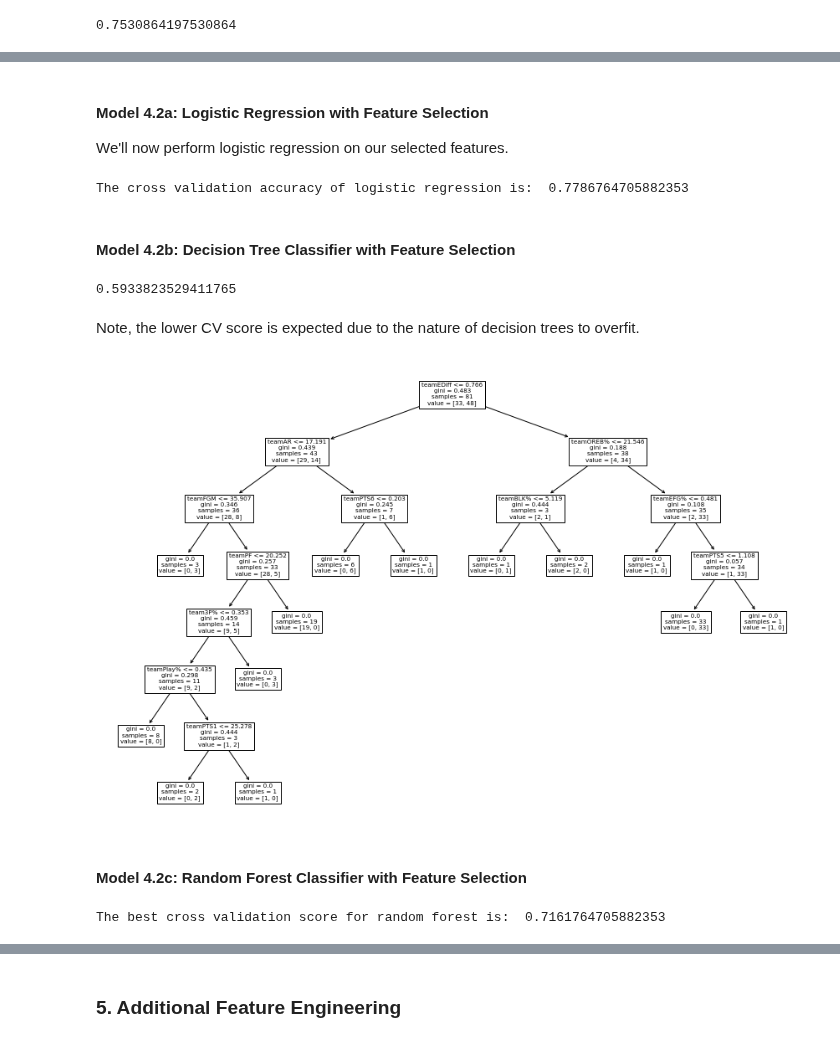
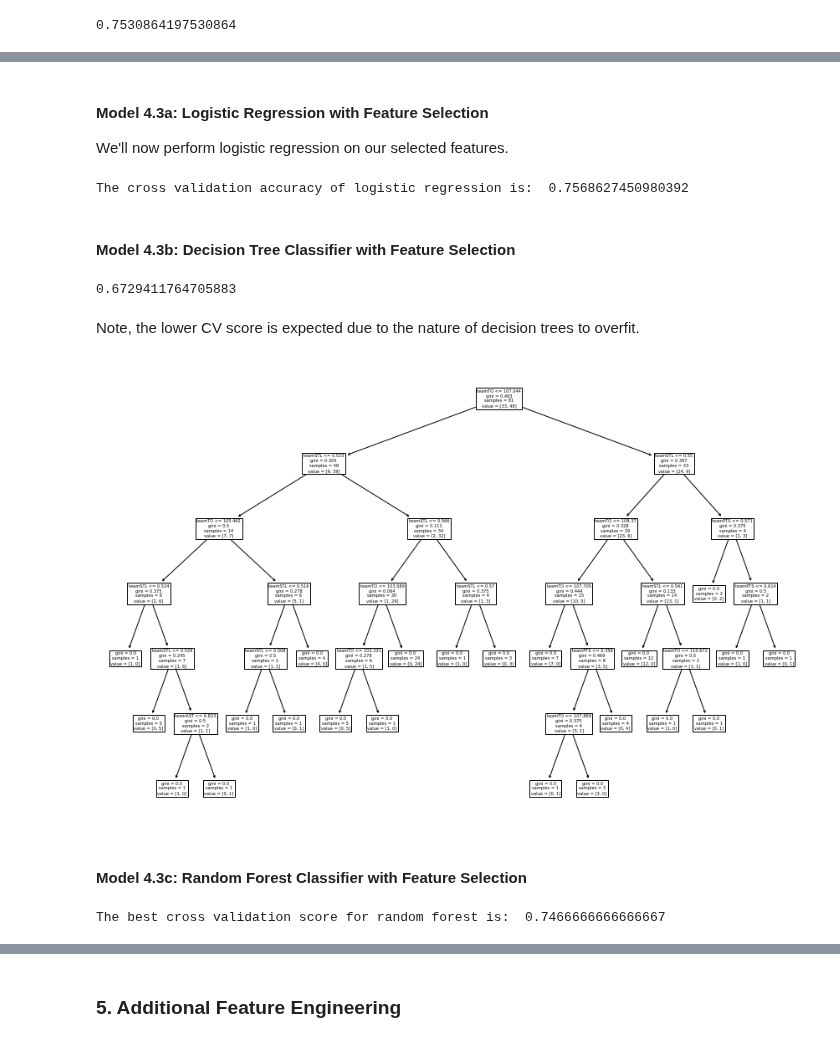
Before and after one commit to ktang98/basketball_analysis, a Jupyter notebook: basketball/basketball_analysis.ipynb, the cells around one changed output, grey strips where cells are left out. Saved outputs shown, nothing was run; the diff lists cells and outputs as text; code cells hidden in the pictures.

```diff
--- a/basketball/basketball_analysis.ipynb
+++ b/basketball/basketball_analysis.ipynb
@@ -397,5 +442,5 @@ We'll create a baseline predictor that simply predicts playoff qualification bas
 # %%
-class naive_predictor:
+class mav_predictor:
     def init(self):
         pass
 
@@ -409,8 +454,11 @@ class naive_predictor:
     def score(self):
         return np.average((self.X['playoffs'] > 0.5) == self.y)
 
-baseline = naive_predictor()
-baseline.fit(train_x, train_y)
-baseline.score()
+    def wrong_predictions(self):
+        return self.X[self.predict() != self.y]
+
+mav = mav_predictor()
+mav.fit(train_x, train_y)
+mav.score()
 # %% [output]
 0.7530864197530864
@@ -419,32 +467,32 @@ Roughly 77% accuracy is pretty good for a baseline/naive predictor. Let's see if
 # %% [markdown]
-#### Model 4.2a: Logistic Regression with Feature Selection
+#### Model 4.3a: Logistic Regression with Feature Selection
 
 We'll now perform logistic regression on our selected features.
 # %%
-train_x_logistic = train_x[final_features]
+train_x_cleaned = train_x[final_features]
 
 logreg_naive = LogisticRegression()
-logreg_score = np.mean(cross_val_score(logreg_naive, train_x_logistic, train_y, cv=5))
+logreg_score = np.mean(cross_val_score(logreg_naive, train_x_cleaned, train_y, cv=5))
 print('The cross validation accuracy of logistic regression is: ', logreg_score)
 # %% [output]
-The cross validation accuracy of logistic regression is:  0.7786764705882353
+The cross validation accuracy of logistic regression is:  0.7568627450980392
 # %% [markdown]
-#### Model 4.2b: Decision Tree Classifier with Feature Selection
+#### Model 4.3b: Decision Tree Classifier with Feature Selection
 # %%
 decisiontree_naive = DecisionTreeClassifier()
-np.mean(cross_val_score(decisiontree_naive, train_x, train_y, cv=5))
+np.mean(cross_val_score(decisiontree_naive, train_x_cleaned, train_y, cv=5))
 # %% [output]
-0.5933823529411765
+0.6729411764705883
 # %% [markdown]
 Note, the lower CV score is expected due to the nature of decision trees to overfit.
 # %%
-decisiontree_naive.fit(train_x, train_y)
+decisiontree_naive.fit(train_x_cleaned, train_y)
 plt.figure(figsize=(15,10))
 plot_tree(decisiontree_naive, feature_names = train_x.columns);
 # %% [output]
-[figure, old version]
+[figure, new version]
 # %% [markdown]
-#### Model 4.2c: Random Forest Classifier with Feature Selection
+#### Model 4.3c: Random Forest Classifier with Feature Selection
 # %%
 depths = [5, 10, 15, 20]
 num_trees = [5, 10, 100, 1000]
@@ -452,7 +500,7 @@ randomforest_scores = []
 for depth in depths:
     for n in num_trees:
         randomforest = RandomForestClassifier(max_depth = depth, n_estimators=n)
-        randomforest_scores.append(np.mean(cross_val_score(randomforest, train_x, train_y, cv=5)))
+        randomforest_scores.append(np.mean(cross_val_score(randomforest, train_x_cleaned, train_y, cv=5)))
 print('The best cross validation score for random forest is: ', max(randomforest_scores))
 # %% [output]
-The best cross validation score for random forest is:  0.7161764705882353
+The best cross validation score for random forest is:  0.7466666666666667
```
Also changed, not shown: parts of 26 cells of this notebook.
